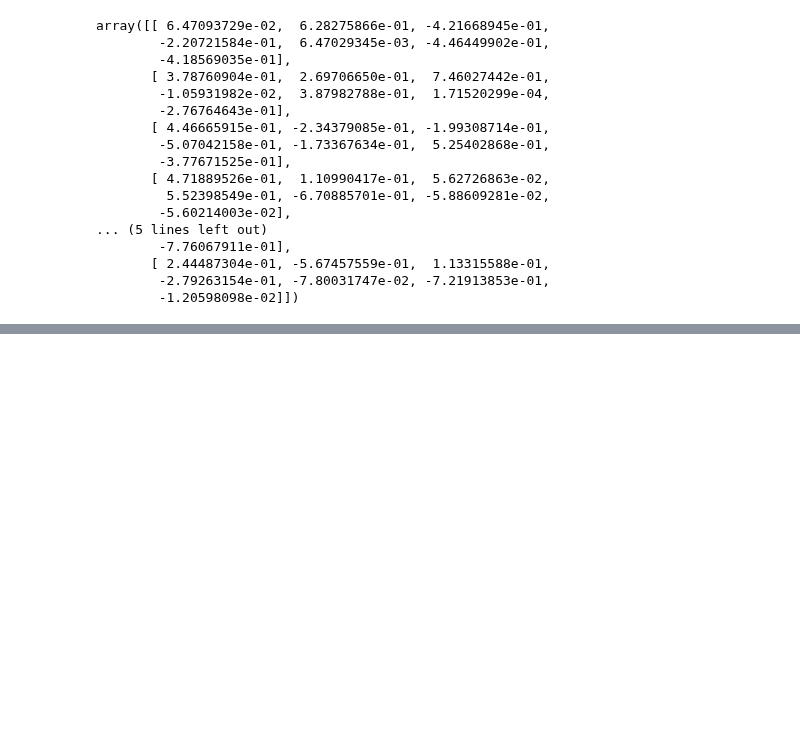
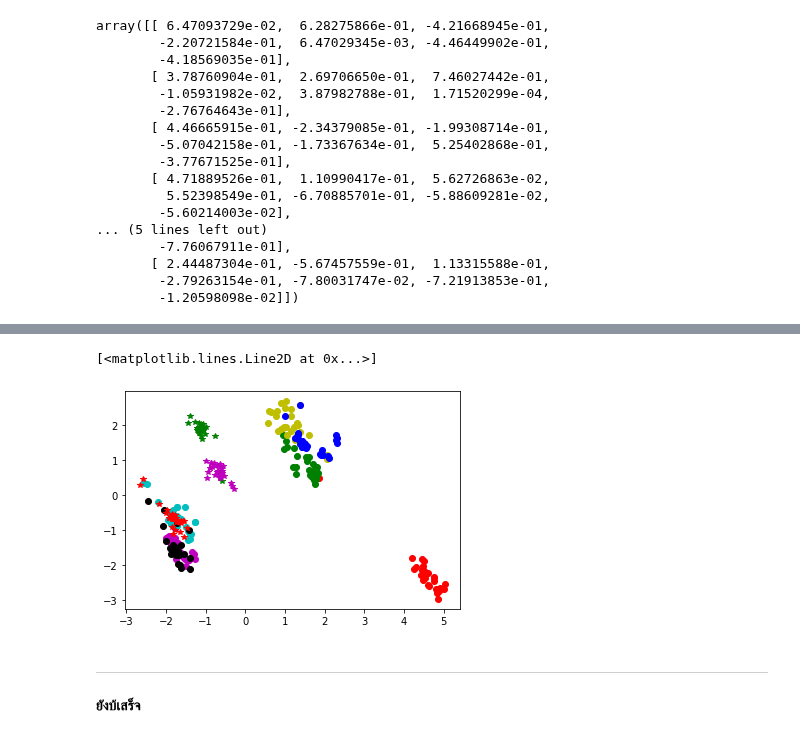
Before and after one commit to sitthatkaja/multivariate, a Jupyter notebook: EXAM01.ipynb, the cells around one changed output, grey strips where cells are left out. Cells and saved outputs as stored; diff of their text form; code cells hidden in the pictures; blank space fills up the shorter version.

```diff
--- a/EXAM01.ipynb
+++ b/EXAM01.ipynb
@@ -167,0 +294,17 @@ array([[ 6.47093729e-02,  6.28275866e-01, -4.21668945e-01,
+# %%
+plt.plot(X_pca[:30,0],X_pca[:30,1],'or')
+plt.plot(X_pca[30:60,0],X_pca[30:60,1],'og')
+plt.plot(X_pca[60:90,0],X_pca[60:90,1],'oy')
+plt.plot(X_pca[90:120,0],X_pca[90:120,1],'ob')
+plt.plot(X_pca[120:150,0],X_pca[120:150,1],'oc')
+plt.plot(X_pca[150:180,0],X_pca[150:180,1],'om')
+plt.plot(X_pca[180:210,0],X_pca[180:210,1],'ok')
+plt.plot(X_pca[210:240,0],X_pca[210:240,1],'*r')
+plt.plot(X_pca[240:270,0],X_pca[240:270,1],'*g')
+plt.plot(X_pca[270:300,0],X_pca[270:300,1],'*m')
+# %% [output]
+[<matplotlib.lines.Line2D at 0x...>]
+[figure, added]
+# %% [markdown]
+***
+**ยังบ้เสร็จ**
```
Also changed, not shown: parts of 12 cells of this notebook.
